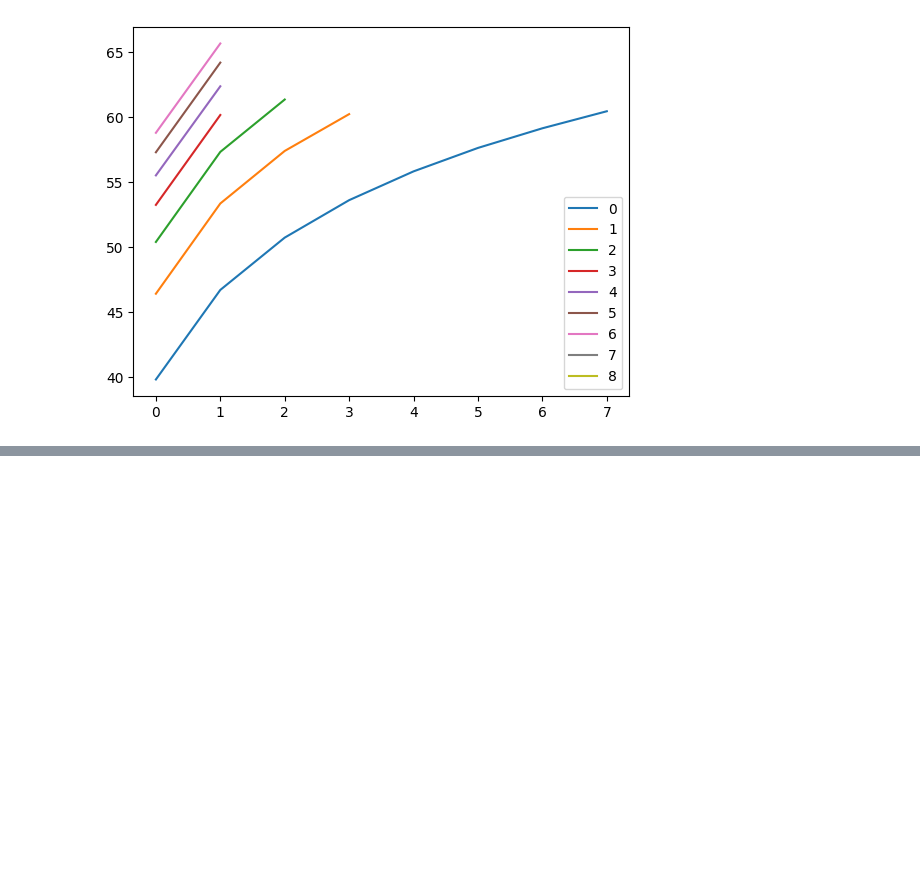
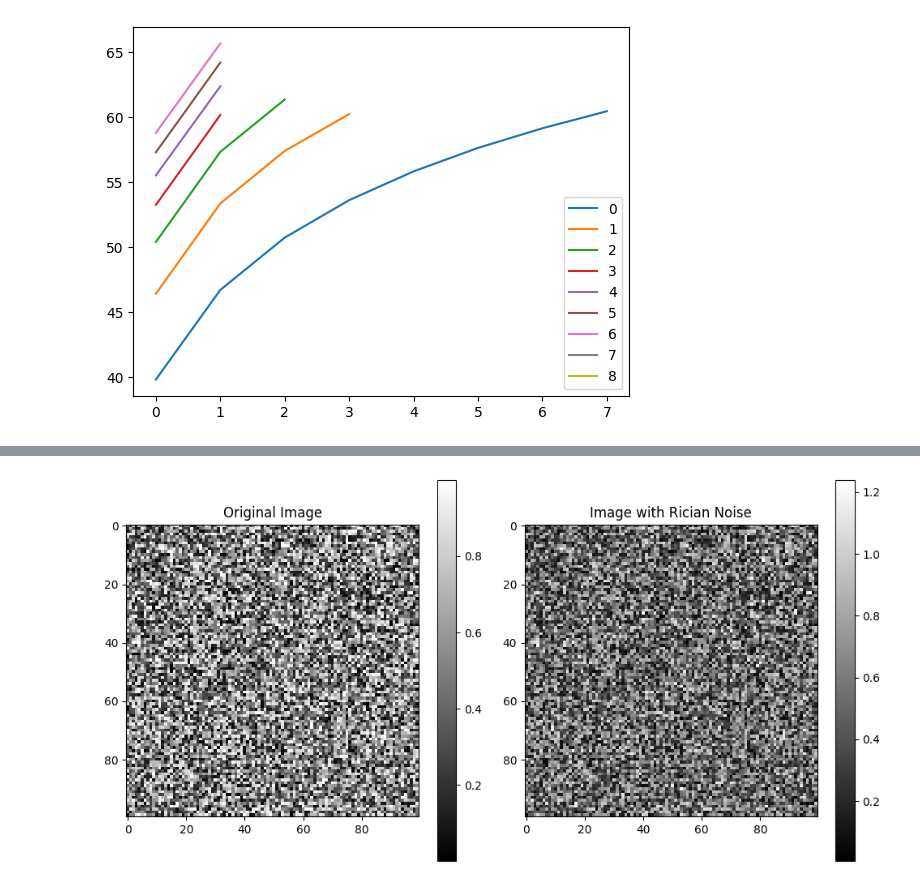
Before and after one commit to vicente-gonzalez-ruiz/denoising_analysis_using_FSC, a Jupyter notebook: figs/gaussian_averaging.ipynb, the cells around one changed output, grey strips where cells are left out. Cells and saved outputs as stored; diff of their text form; code cells hidden in the pictures; blank space fills up the shorter version.

```diff
--- a/figs/gaussian_averaging.ipynb
+++ b/figs/gaussian_averaging.ipynb
@@ -621,0 +649,20 @@ plt.show()
+# %%
+def add_rician_noise(image, sigma):
+    """
+    Add Rician noise to an image.
+
+    Parameters:
+    - image: Input grayscale image (2D numpy array).
+    - sigma: Standard deviation of the Gaussian noise components (controls noise strength).
+
+    Returns:
+    - Noisy image corrupted with Rician noise.
+    """
+    # Generate two independent Gaussian noise components
+    noise1 = np.random.normal(0, sigma, image.shape)
+    noise2 = np.random.normal(0, sigma, image.shape)
+
+    # Apply the Rician noise model
+    noisy_image = np.sqrt((image + noise1)**2 + noise2**2)
+
+    return noisy_image
@@ -622,3 +734,51 @@ plt.show()
+# %%
+import numpy as np
+import matplotlib.pyplot as plt
+
+def add_rician_noise(image, sigma):
+    """
+    Add Rician noise to an image.
+
+    Parameters:
+    - image: Input grayscale image (2D numpy array).
+    - sigma: Standard deviation of the Gaussian noise components (controls noise strength).
+
+    Returns:
+    - Noisy image corrupted with Rician noise.
+    """
+    # Generate two independent Gaussian noise components
+    noise1 = np.random.normal(0, sigma, image.shape)
+    noise2 = np.random.normal(0, sigma, image.shape)
+
+    # Apply the Rician noise model
+    noisy_image = np.sqrt((image + noise1)**2 + noise2**2)
+
+    return noisy_image
+
+# Example usage:
+# Load or create an example image (normalized between 0 and 1)
+image = np.random.rand(100, 100)  # Example random image
+sigma = 0.1  # Noise standard deviation
+
+# Add Rician noise
+noisy_image = add_rician_noise(image, sigma)
+
+# Display the results
+plt.figure(figsize=(10, 5))
+plt.subplot(1, 2, 1)
+plt.title("Original Image")
+plt.imshow(image, cmap='gray')
+plt.colorbar()
+
+plt.subplot(1, 2, 2)
+plt.title("Image with Rician Noise")
+plt.imshow(noisy_image, cmap='gray')
+plt.colorbar()
+
+plt.tight_layout()
+plt.show()
+# %% [output]
+[figure, added]
 # %%
 x = np.arange(10)
 print(np.random.normal(x, scale=1.0))
```
Also changed, not shown: parts of 7 cells of this notebook, 1 other file.
